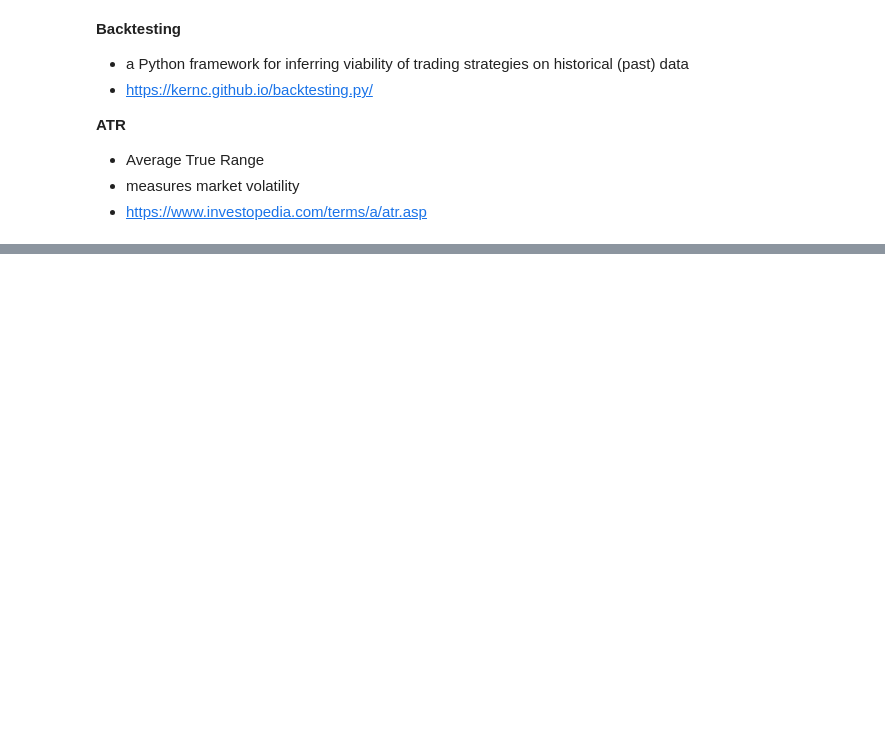
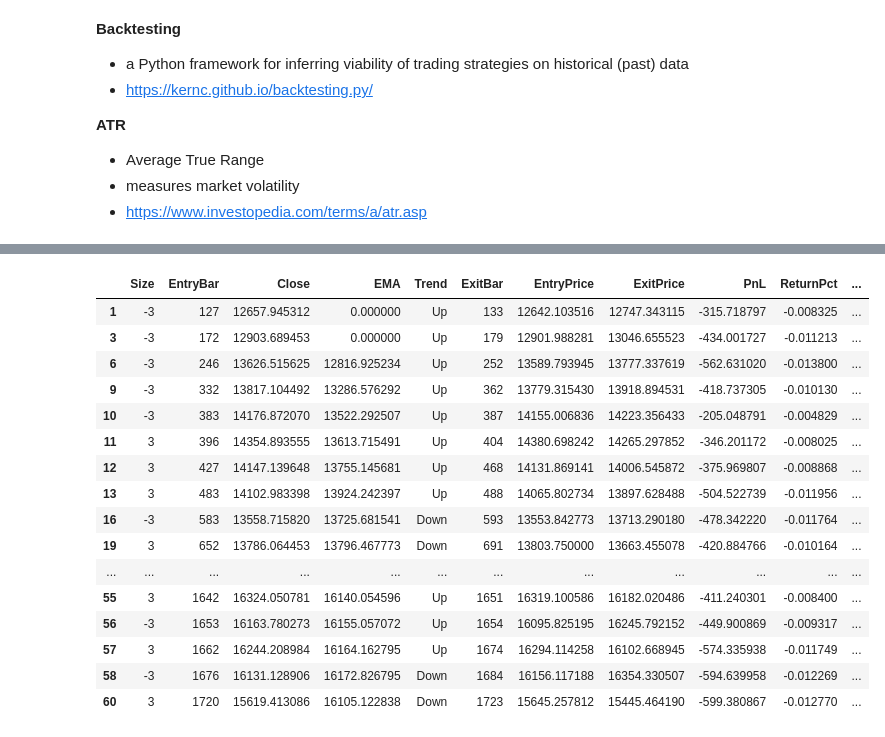
Before and after one commit to andrewchaa/trading-strategies, a Jupyter notebook: ddd-southwest/macd-ema.ipynb, the cells around one changed output, grey strips where cells are left out. Saved outputs shown, nothing was run; the diff lists cells and outputs as text; code cells hidden in the pictures; blank space fills up the shorter version.

```diff
--- a/ddd-southwest/macd-ema.ipynb
+++ b/ddd-southwest/macd-ema.ipynb
@@ -303,0 +351,3 @@ dtype: object
+# %%
+trade_log = stats["_trades"]
+trade_log
@@ -303,0 +410,27 @@ dtype: object
+# %%
+import numpy as np
+
+trade_log_analysis = trade_log.merge(tradingData[['Close', 'EMA']], left_on='EntryBar', right_index=True)
+trade_log_analysis['EMA'] = trade_log_analysis['EMA'].fillna(0)
+trade_log_analysis['Trend'] = np.where(trade_log_analysis['Close'] > trade_log_analysis['EMA'], 'Up',
+                                       np.where(trade_log_analysis['Close'] < trade_log_analysis['EMA'], 'Down', 'Neutral'))
+trade_log_analysis = trade_log_analysis.reindex(columns=['Size', 'EntryBar', 'Close', 'EMA', 'Trend', 'ExitBar', 'EntryPrice', 'ExitPrice', 'PnL', 'ReturnPct', 'EntryTime', 'ExitTime', 'Duration'])
+trade_log_analysis[trade_log_analysis.PnL < 0]
+# %% [output]
+|  | Size | EntryBar | Close | EMA | Trend | ExitBar | EntryPrice | ExitPrice | PnL | ReturnPct | ... |
+| 1 | -3 | 127 | 12657.945312 | 0.000000 | Up | 133 | 12642.103516 | 12747.343115 | -315.718797 | -0.008325 | ... |
+| 3 | -3 | 172 | 12903.689453 | 0.000000 | Up | 179 | 12901.988281 | 13046.655523 | -434.001727 | -0.011213 | ... |
+| 6 | -3 | 246 | 13626.515625 | 12816.925234 | Up | 252 | 13589.793945 | 13777.337619 | -562.631020 | -0.013800 | ... |
+| 9 | -3 | 332 | 13817.104492 | 13286.576292 | Up | 362 | 13779.315430 | 13918.894531 | -418.737305 | -0.010130 | ... |
+| 10 | -3 | 383 | 14176.872070 | 13522.292507 | Up | 387 | 14155.006836 | 14223.356433 | -205.048791 | -0.004829 | ... |
+| 11 | 3 | 396 | 14354.893555 | 13613.715491 | Up | 404 | 14380.698242 | 14265.297852 | -346.201172 | -0.008025 | ... |
+| 12 | 3 | 427 | 14147.139648 | 13755.145681 | Up | 468 | 14131.869141 | 14006.545872 | -375.969807 | -0.008868 | ... |
+| 13 | 3 | 483 | 14102.983398 | 13924.242397 | Up | 488 | 14065.802734 | 13897.628488 | -504.522739 | -0.011956 | ... |
+| 16 | -3 | 583 | 13558.715820 | 13725.681541 | Down | 593 | 13553.842773 | 13713.290180 | -478.342220 | -0.011764 | ... |
+| 19 | 3 | 652 | 13786.064453 | 13796.467773 | Down | 691 | 13803.750000 | 13663.455078 | -420.884766 | -0.010164 | ... |
+| ... | ... | ... | ... | ... | ... | ... | ... | ... | ... | ... | ... |
+| 55 | 3 | 1642 | 16324.050781 | 16140.054596 | Up | 1651 | 16319.100586 | 16182.020486 | -411.240301 | -0.008400 | ... |
+| 56 | -3 | 1653 | 16163.780273 | 16155.057072 | Up | 1654 | 16095.825195 | 16245.792152 | -449.900869 | -0.009317 | ... |
+| 57 | 3 | 1662 | 16244.208984 | 16164.162795 | Up | 1674 | 16294.114258 | 16102.668945 | -574.335938 | -0.011749 | ... |
+| 58 | -3 | 1676 | 16131.128906 | 16172.826795 | Down | 1684 | 16156.117188 | 16354.330507 | -594.639958 | -0.012269 | ... |
+| 60 | 3 | 1720 | 15619.413086 | 16105.122838 | Down | 1723 | 15645.257812 | 15445.464190 | -599.380867 | -0.012770 | ... |
```
Also changed, not shown: parts of 13 cells of this notebook, 2 other files.
